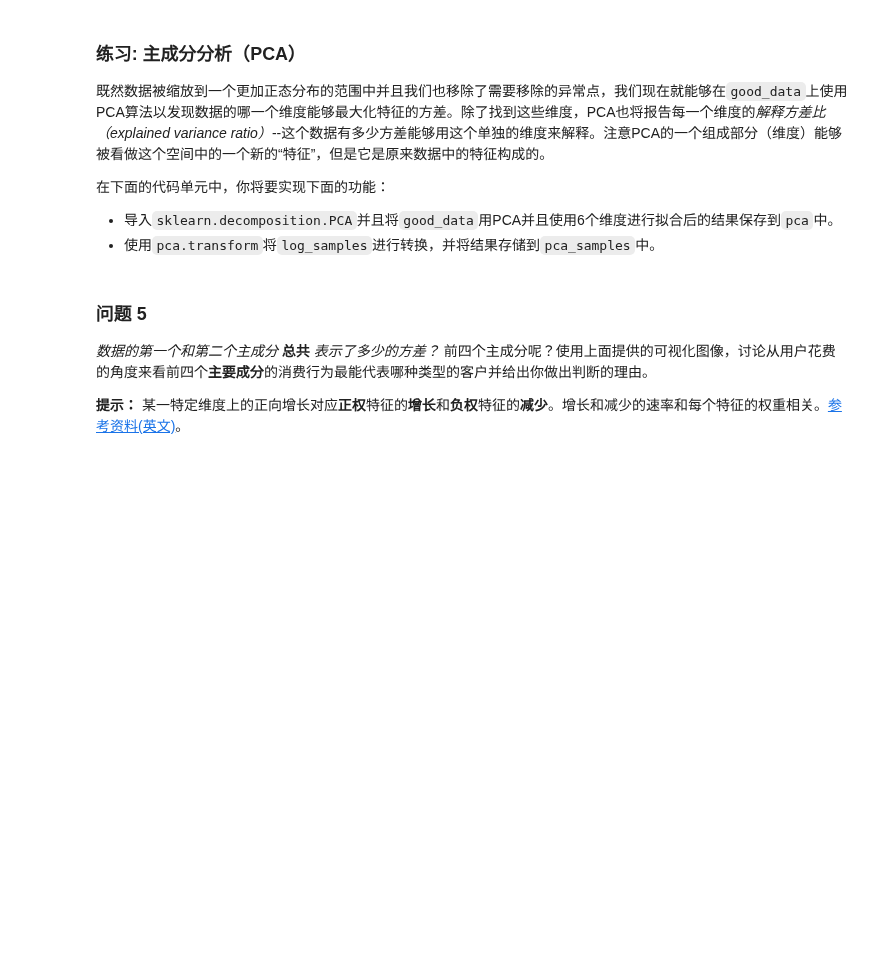
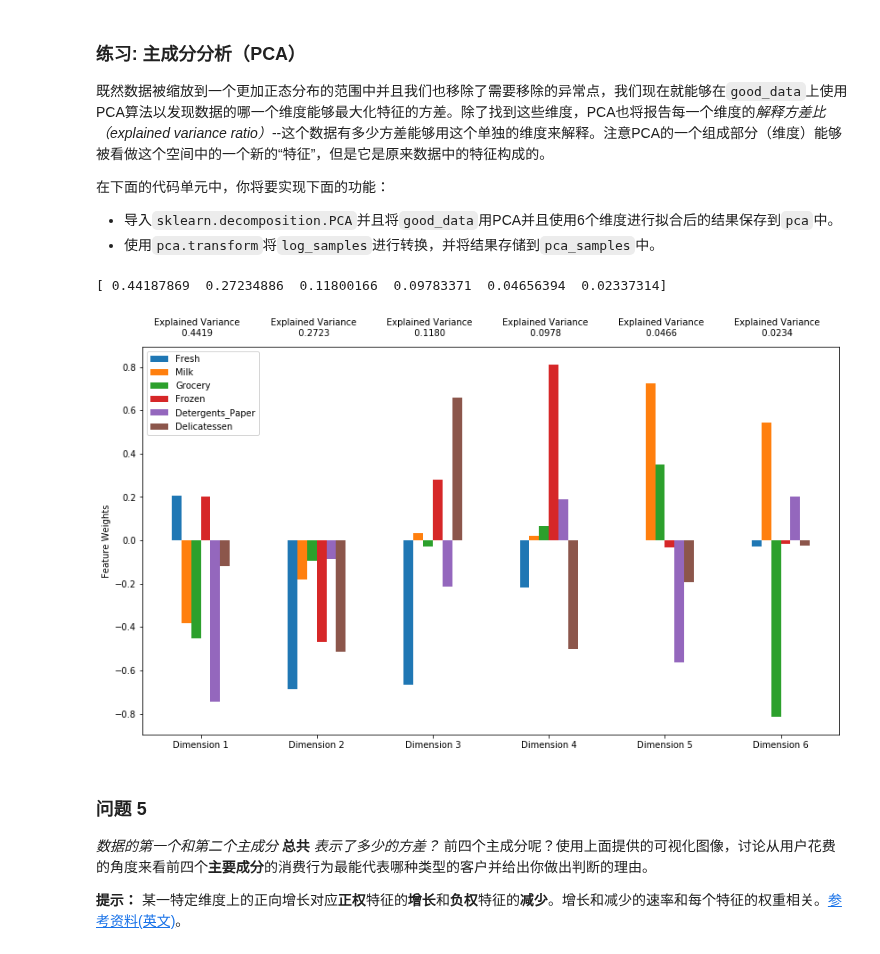
Before and after one commit to rosaann/uda, a Jupyter notebook: creating_customer_segments/customer_segments.ipynb, the cells around one changed output. Saved outputs shown, nothing was run; the diff lists cells and outputs as text; code cells hidden in the pictures; blank space fills up the shorter version.

```diff
--- a/creating_customer_segments/customer_segments.ipynb
+++ b/creating_customer_segments/customer_segments.ipynb
@@ -362,13 +354,17 @@ key  Detergents_Paper and  Delicatessen outliner set([289, 154, 97, 142, 191])
  - 使用`pca.transform`将`log_samples`进行转换，并将结果存储到`pca_samples`中。
 # %%
 # TODO：通过在good_data上使用PCA，将其转换成和当前特征数一样多的维度
-pca = None
-
+from sklearn.decomposition import PCA
+pca = PCA(n_components=6)
+pca.fit(good_data)
 # TODO：使用上面的PCA拟合将变换施加在log_samples上
-pca_samples = None
-
+pca_samples = pca.transform(log_samples)
+print(pca.explained_variance_ratio_)
 # 生成PCA的结果图
 pca_results = vs.pca_results(good_data, pca)
+# %% [output]
+[ 0.44187869  0.27234886  0.11800166  0.09783371  0.04656394  0.02337314]
+[figure, added]
 # %% [markdown]
 ### 问题 5
 *数据的第一个和第二个主成分* **总共** *表示了多少的方差？*  前四个主成分呢？使用上面提供的可视化图像，讨论从用户花费的角度来看前四个**主要成分**的消费行为最能代表哪种类型的客户并给出你做出判断的理由。
```
Also changed, not shown: parts of 25 cells of this notebook, 1 other file.
